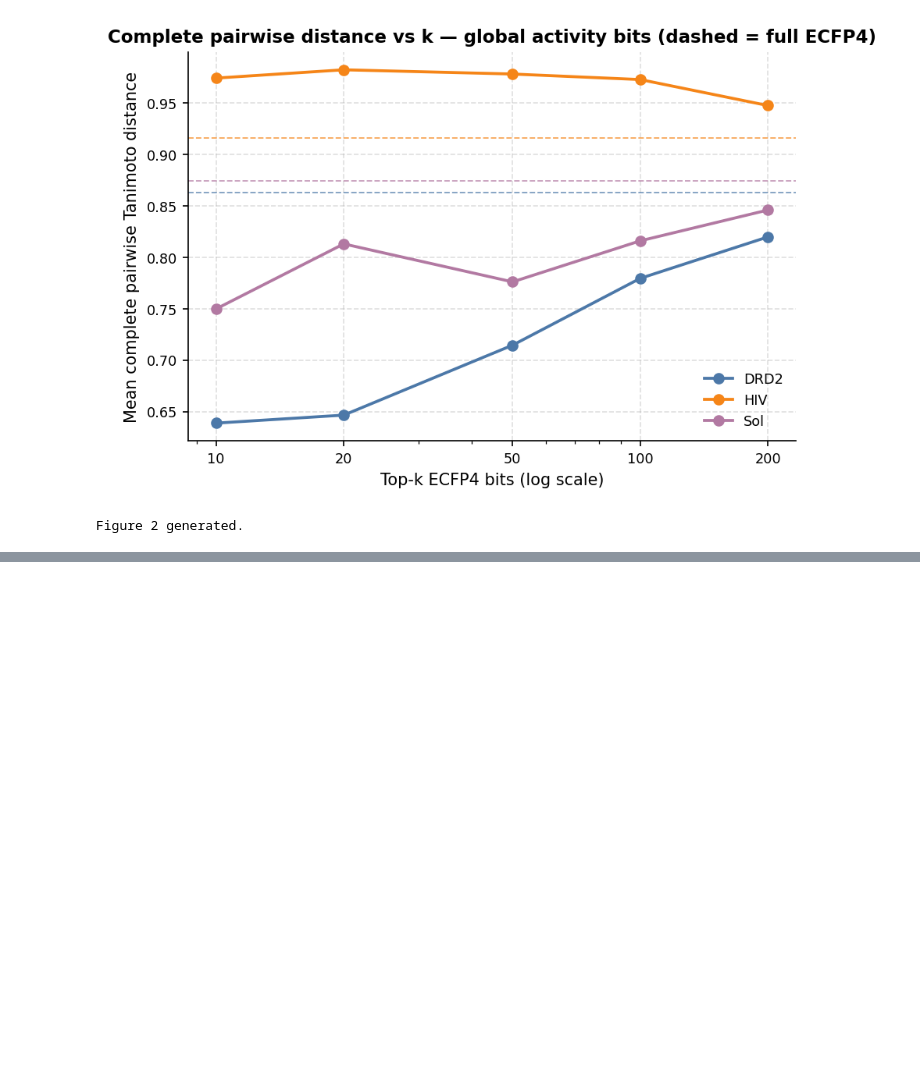
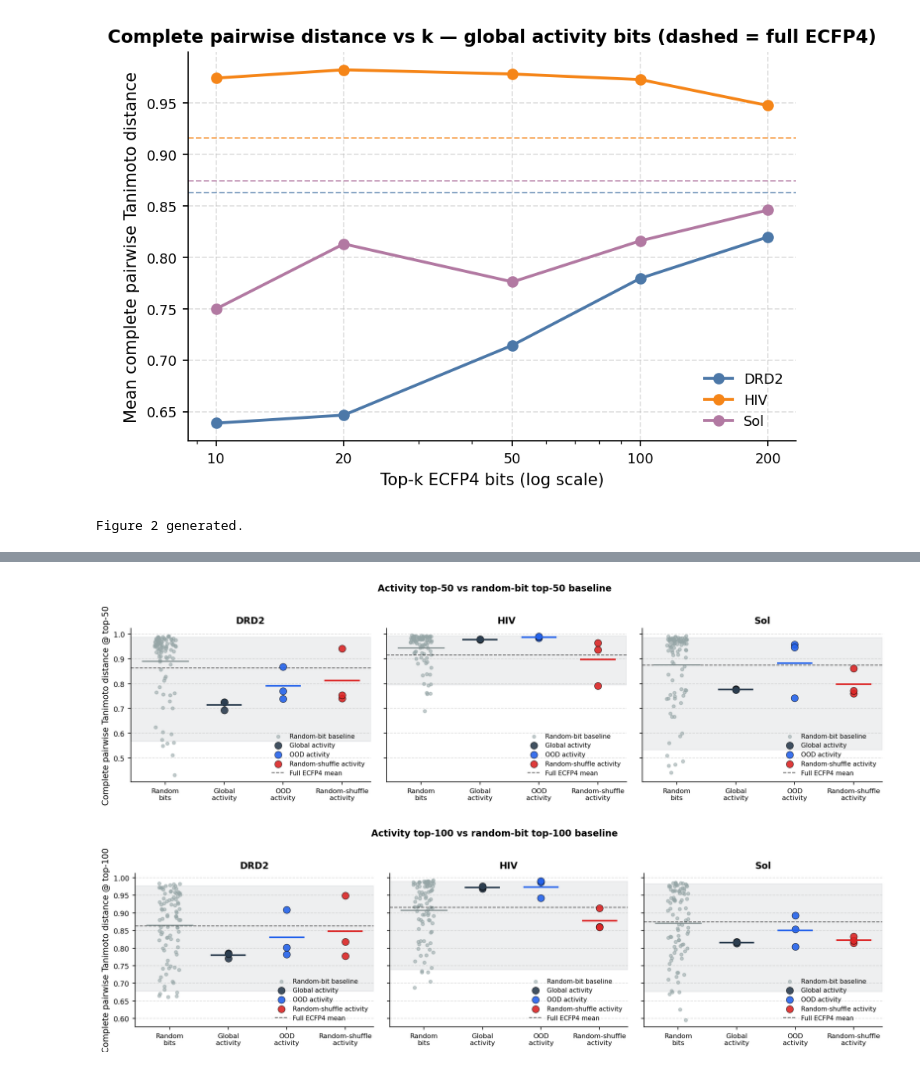
Before and after one commit to francescocapria/drug-discovery-lohi, a Jupyter notebook: notebooks/tanimoto_distance_analysis/fold_distance_tanimoto_plots.ipynb, the cells around one changed output, grey strips where cells are left out. Saved outputs shown, nothing was run; the diff lists cells and outputs as text; code cells hidden in the pictures; blank space fills up the shorter version.

```diff
--- a/notebooks/tanimoto_distance_analysis/fold_distance_tanimoto_plots.ipynb
+++ b/notebooks/tanimoto_distance_analysis/fold_distance_tanimoto_plots.ipynb
@@ -509,30 +438,37 @@ def fig_activity_vs_random_bits(dist_all: pd.DataFrame, k_show: int = 50):
                 label="Full ECFP4 mean",
             )
 
         ax.set_xticks([0, 1, 2, 3])
         ax.set_xticklabels(
             [
                 "Random\nbits",
                 "Global\nactivity",
                 "OOD\nactivity",
                 "Random-shuffle\nactivity",
             ],
             fontsize=8,
         )
         ax.set_title(DATASET_LABELS.get(ds, ds), fontweight="bold")
         ax.grid(axis="y", ls="--", alpha=0.4)
         if ax is axes[0, 0]:
             ax.set_ylabel(f"Complete pairwise Tanimoto distance @ top-{k_show}")
         ax.legend(loc="lower right", fontsize=7.5, frameon=False)
 
     fig.suptitle(
         f"Activity top-{k_show} vs random-bit top-{k_show} baseline",
         fontweight="bold",
         y=1.03,
     )
     fig.tight_layout()
     fname = FIG_ROOT / f"fig5_pairwise_activity_vs_random_bits_top{k_show}"
     fig.savefig(f"{fname}.png", bbox_inches="tight")
     fig.savefig(f"{fname}.pdf", bbox_inches="tight")
     plt.show()
     plt.close(fig)
+
+
+fig_activity_vs_random_bits(dist_all, k_show=50)
+fig_activity_vs_random_bits(dist_all, k_show=100)
+# %% [output]
+[figure, added]
+[figure, added]
```
Also changed, not shown: parts of 3 cells of this notebook, 1 other file.
